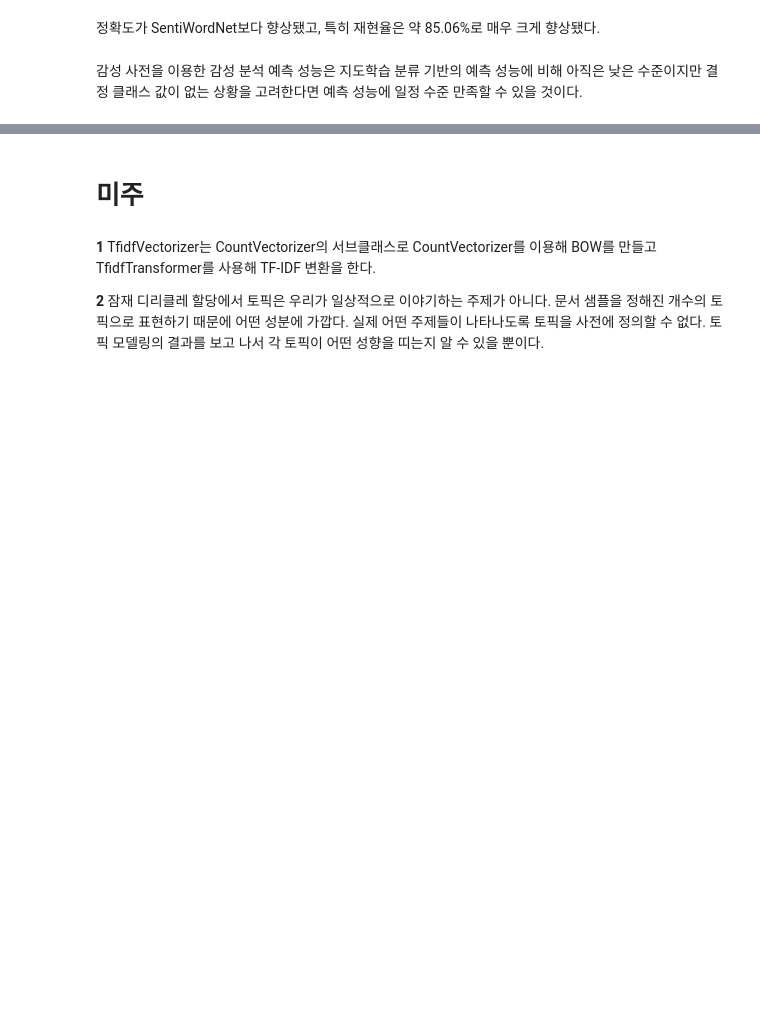
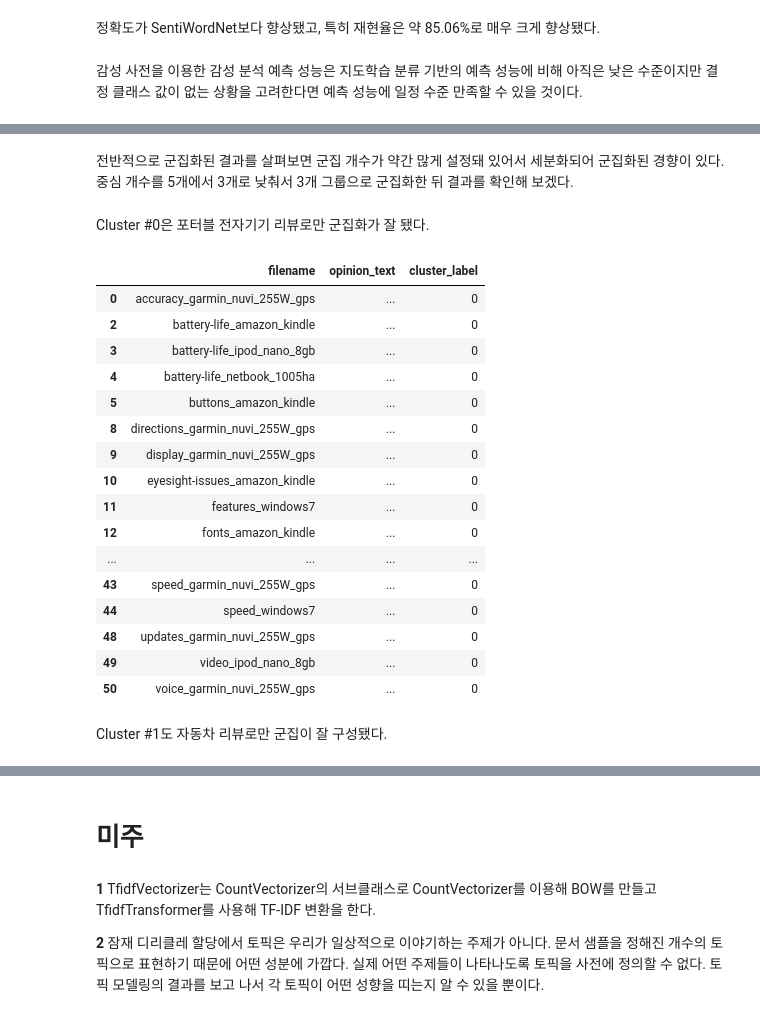
Before and after one commit to Sameta-cani/jwork, a Jupyter notebook: Text Analysis.ipynb, the cells around one changed output, grey strips where cells are left out. Saved outputs shown, nothing was run; the diff lists cells and outputs as text; code cells hidden in the pictures; blank space fills up the shorter version.

```diff
--- a/Text Analysis.ipynb
+++ b/Text Analysis.ipynb
@@ -1429,0 +1606,37 @@ LDA와 같은 토픽 모델링은 레이블이 없거나, 레이블이 있더라
+# %% [markdown]
+전반적으로 군집화된 결과를 살펴보면 군집 개수가 약간 많게 설정돼 있어서 세분화되어 군집화된 경향이 있다. 중심 개수를 5개에서 3개로 낮춰서 3개 그룹으로 군집화한 뒤 결과를 확인해 보겠다.
+# %%
+from sklearn.cluster import KMeans
+
+# 3개의 집합으로 군집화
+km_cluster = KMeans(n_clusters=3, max_iter=10000, random_state=0)
+km_cluster.fit(feature_vect)
+cluster_label = km_cluster.labels_
+cluster_centers = km_cluster.cluster_centers_
+
+# 소속 군집을 cluster_label 칼럼으로 할당하고 cluster_label 값으로 정렬
+document_df['cluster_label'] = cluster_label
+# %% [markdown]
+Cluster #0은 포터블 전자기기 리뷰로만 군집화가 잘 됐다.
+# %%
+document_df[document_df['cluster_label'] == 0].sort_values(by='filename')
+# %% [output]
+|  | filename | opinion_text | cluster_label |
+| 0 | accuracy_garmin_nuvi_255W_gps | ... | 0 |
+| 2 | battery-life_amazon_kindle | ... | 0 |
+| 3 | battery-life_ipod_nano_8gb | ... | 0 |
+| 4 | battery-life_netbook_1005ha | ... | 0 |
+| 5 | buttons_amazon_kindle | ... | 0 |
+| 8 | directions_garmin_nuvi_255W_gps | ... | 0 |
+| 9 | display_garmin_nuvi_255W_gps | ... | 0 |
+| 10 | eyesight-issues_amazon_kindle | ... | 0 |
+| 11 | features_windows7 | ... | 0 |
+| 12 | fonts_amazon_kindle | ... | 0 |
+| ... | ... | ... | ... |
+| 43 | speed_garmin_nuvi_255W_gps | ... | 0 |
+| 44 | speed_windows7 | ... | 0 |
+| 48 | updates_garmin_nuvi_255W_gps | ... | 0 |
+| 49 | video_ipod_nano_8gb | ... | 0 |
+| 50 | voice_garmin_nuvi_255W_gps | ... | 0 |
+# %% [markdown]
+Cluster #1도 자동차 리뷰로만 군집이 잘 구성됐다.
```
Also changed, not shown: parts of 170 cells of this notebook, 2 other files.
